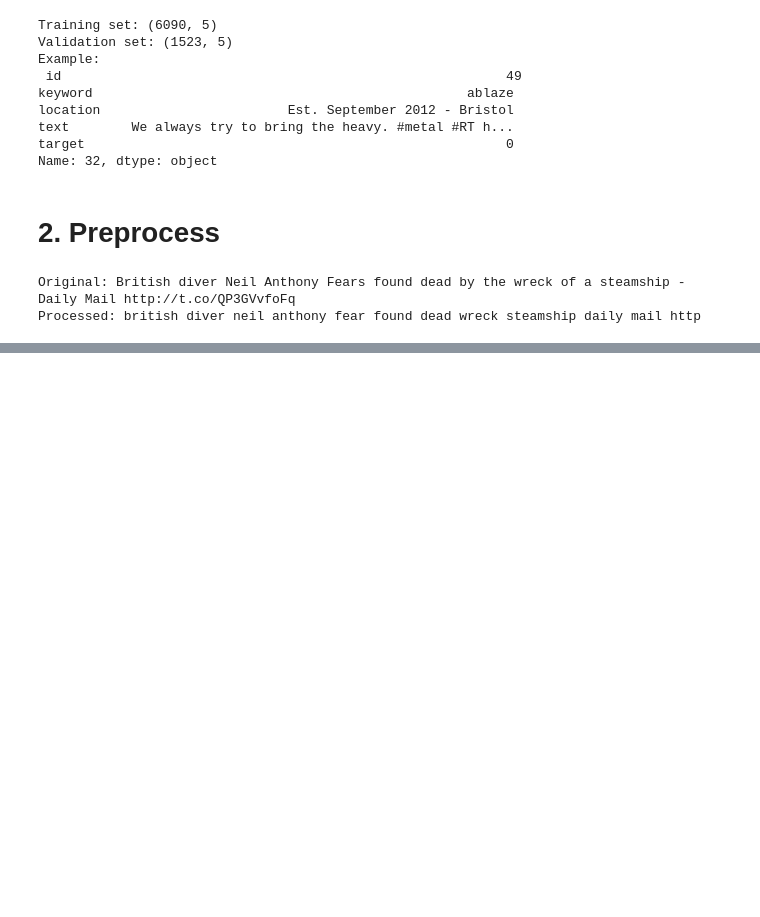
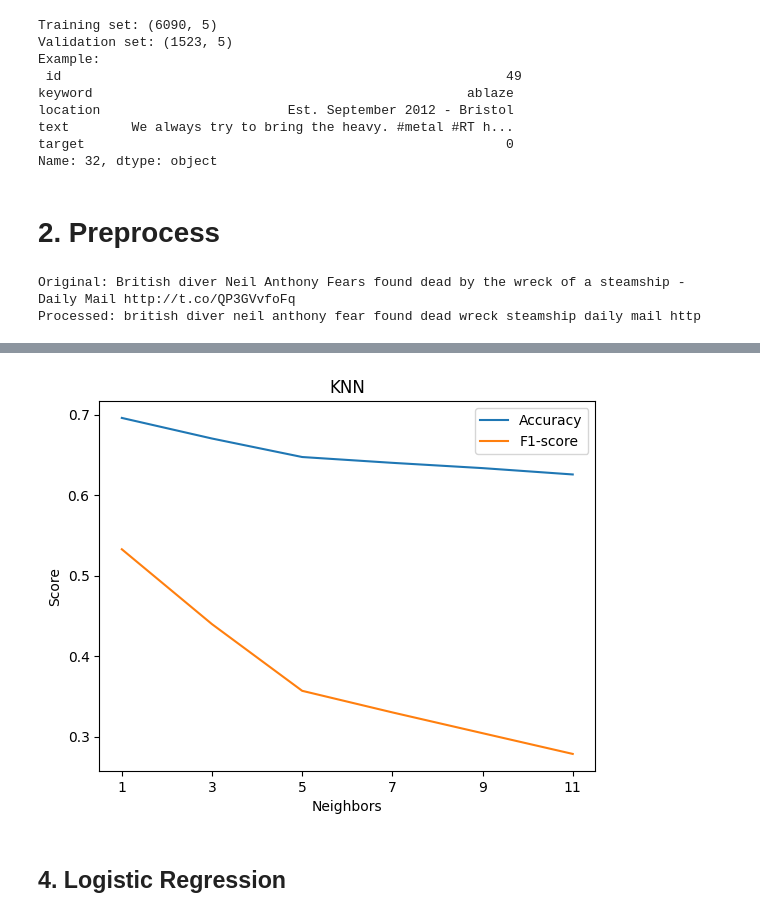
Before and after one commit to Hongxiao-Chen/CS-441---Final-Project, a Jupyter notebook: CS 441 - Final Project.ipynb, the cells around one changed output, grey strips where cells are left out. Cells and saved outputs as stored; diff of their text form; code cells hidden in the pictures; blank space fills up the shorter version.

Commit message:
Add three models

```diff
--- a/CS 441 - Final Project.ipynb
+++ b/CS 441 - Final Project.ipynb
@@ -81,0 +69,23 @@ print(X_train)
+# %%
+k_values = [1, 3, 5, 7, 9, 11]
+
+accuracy_scores = []
+f1_scores = []
+
+for k in k_values:
+    knn_model = KNeighborsClassifier(n_neighbors = k)
+    knn_model.fit(X_train, y_train)
+
+    y_pred = knn_model.predict(X_val)
+    accuracy = accuracy_score(y_val, y_pred)
+    f1 = f1_score(y_val, y_pred)
+
+    accuracy_scores.append(accuracy)
+    f1_scores.append(f1)
+
+result_df = pd.DataFrame({
+    'K': [K for K in k_values],
+    'Accuracy': accuracy_scores,
+    'F1-score': f1_scores
+})
+print(result_df)
@@ -81,0 +100,13 @@ print(X_train)
+# %%
+plt.plot(k_values, accuracy_scores, label='Accuracy')
+plt.plot(k_values, f1_scores, label='F1-score')
+plt.xlabel('Neighbors')
+plt.ylabel('Score')
+plt.title('KNN')
+plt.xticks(k_values)
+plt.legend()
+plt.show()
+# %% [output]
+[figure, added]
+# %% [markdown]
+## 4. Logistic Regression
```
Also changed, not shown: parts of 13 cells of this notebook, 4 other files.
